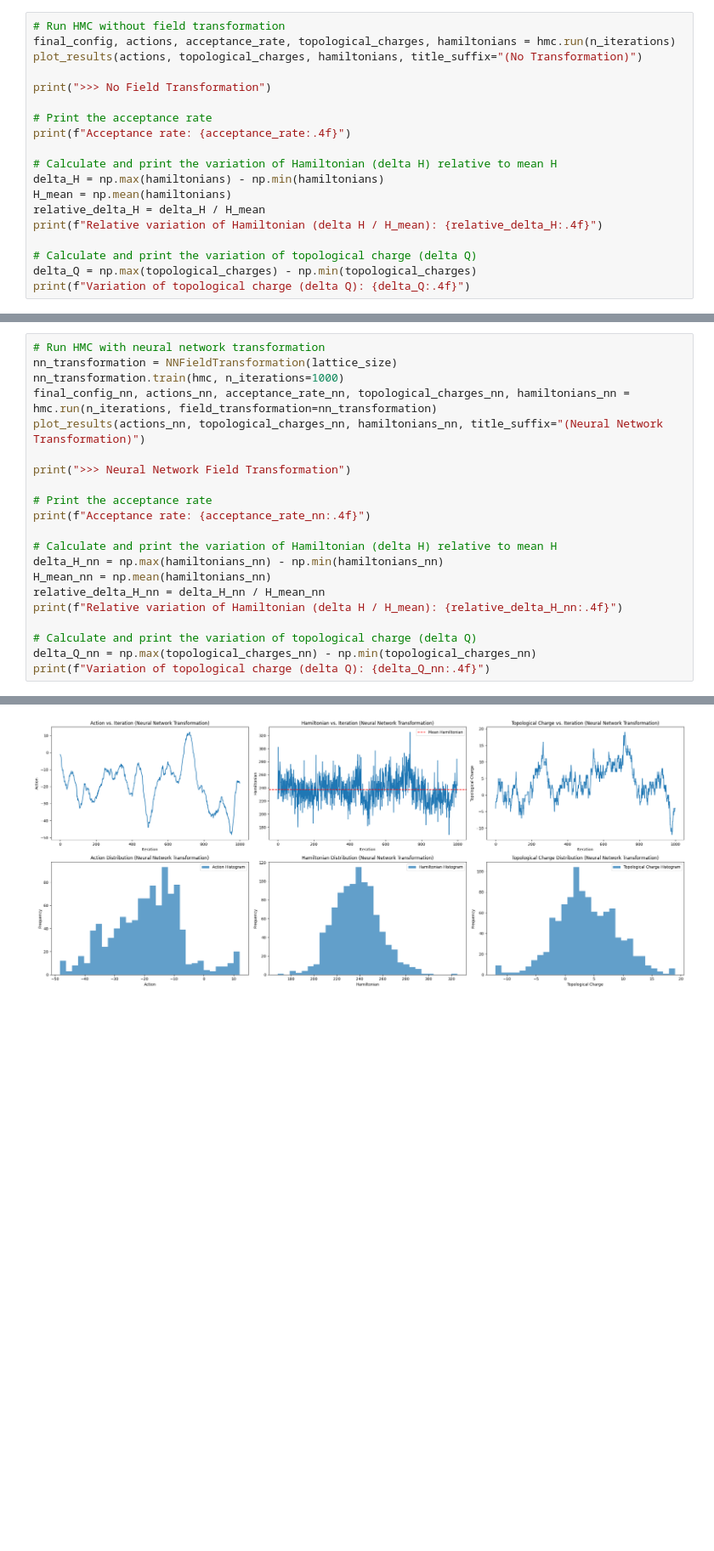
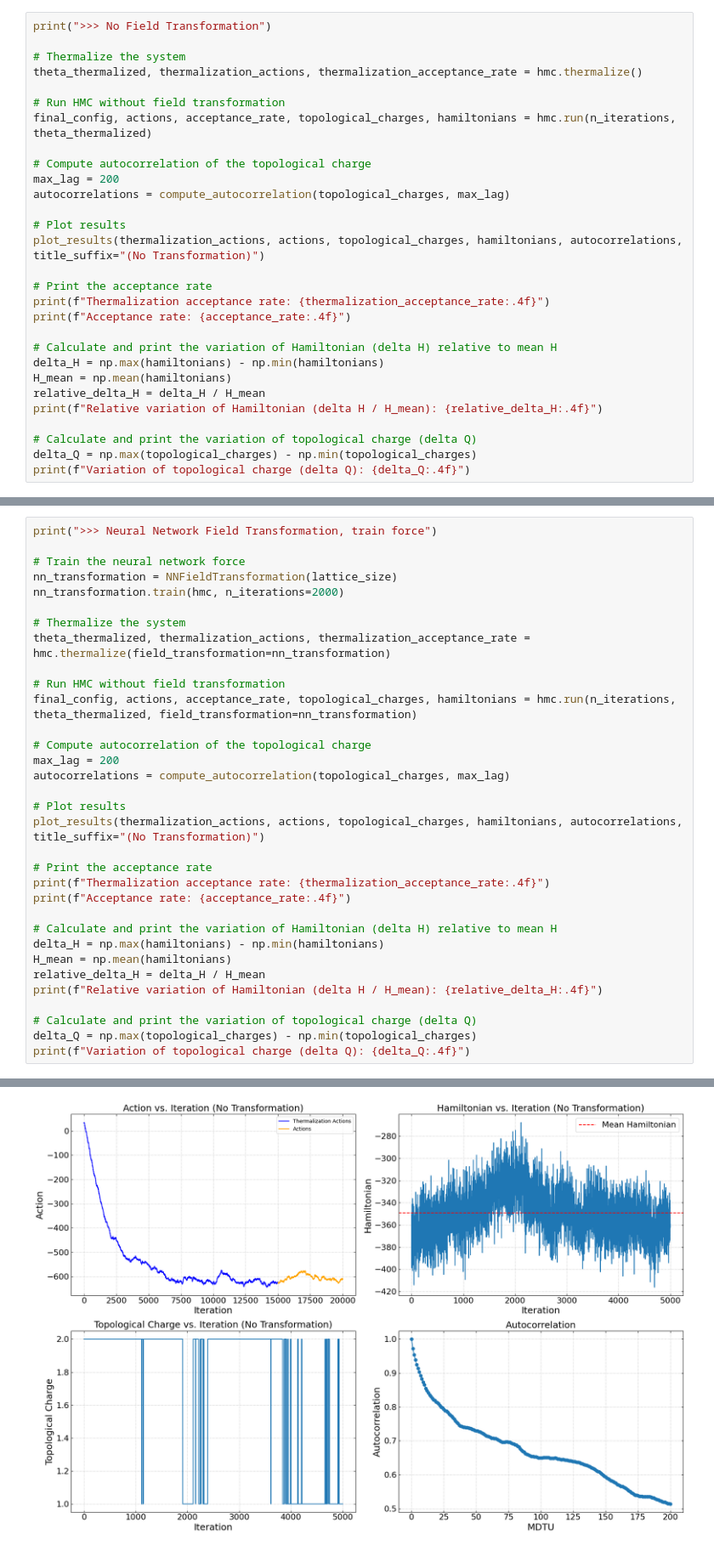
Before and after one commit to Greyyy-HJC/hmc_ft, a Jupyter notebook: 2d_u1/main.ipynb, the cells around one changed output, grey strips where cells are left out. Shown at 85% size. Drawn from its saved outputs; the diff is of its cells as text; blank space fills up the shorter version.

```diff
--- a/2d_u1/main.ipynb
+++ b/2d_u1/main.ipynb
@@ -21,11 +22,21 @@ hmc = HMC_U1(lattice_size, beta, n_steps, step_size)
 # %%
-# Run HMC without field transformation
-final_config, actions, acceptance_rate, topological_charges, hamiltonians = hmc.run(n_iterations)
-plot_results(actions, topological_charges, hamiltonians, title_suffix="(No Transformation)")
-
 print(">>> No Field Transformation")
 
+# Thermalize the system
+theta_thermalized, thermalization_actions, thermalization_acceptance_rate = hmc.thermalize()
+
+# Run HMC without field transformation
+final_config, actions, acceptance_rate, topological_charges, hamiltonians = hmc.run(n_iterations, theta_thermalized)
+
+# Compute autocorrelation of the topological charge
+max_lag = 200
+autocorrelations = compute_autocorrelation(topological_charges, max_lag)
+
+# Plot results
+plot_results(thermalization_actions, actions, topological_charges, hamiltonians, autocorrelations, title_suffix="(No Transformation)")
+
 # Print the acceptance rate
+print(f"Thermalization acceptance rate: {thermalization_acceptance_rate:.4f}")
 print(f"Acceptance rate: {acceptance_rate:.4f}")
 
 # Calculate and print the variation of Hamiltonian (delta H) relative to mean H
@@ -71,22 +94,34 @@ Variation of topological charge (delta Q): 8.0000
 # %%
-# Run HMC with neural network transformation
+print(">>> Neural Network Field Transformation, train force")
+
+# Train the neural network force
 nn_transformation = NNFieldTransformation(lattice_size)
-nn_transformation.train(hmc, n_iterations=1000)
-final_config_nn, actions_nn, acceptance_rate_nn, topological_charges_nn, hamiltonians_nn = hmc.run(n_iterations, field_transformation=nn_transformation)
-plot_results(actions_nn, topological_charges_nn, hamiltonians_nn, title_suffix="(Neural Network Transformation)")
+nn_transformation.train(hmc, n_iterations=2000)
 
-print(">>> Neural Network Field Transformation")
+# Thermalize the system
+theta_thermalized, thermalization_actions, thermalization_acceptance_rate = hmc.thermalize(field_transformation=nn_transformation)
+
+# Run HMC without field transformation
+final_config, actions, acceptance_rate, topological_charges, hamiltonians = hmc.run(n_iterations, theta_thermalized, field_transformation=nn_transformation)
+
+# Compute autocorrelation of the topological charge
+max_lag = 200
+autocorrelations = compute_autocorrelation(topological_charges, max_lag)
+
+# Plot results
+plot_results(thermalization_actions, actions, topological_charges, hamiltonians, autocorrelations, title_suffix="(No Transformation)")
 
 # Print the acceptance rate
-print(f"Acceptance rate: {acceptance_rate_nn:.4f}")
+print(f"Thermalization acceptance rate: {thermalization_acceptance_rate:.4f}")
+print(f"Acceptance rate: {acceptance_rate:.4f}")
 
 # Calculate and print the variation of Hamiltonian (delta H) relative to mean H
-delta_H_nn = np.max(hamiltonians_nn) - np.min(hamiltonians_nn)
-H_mean_nn = np.mean(hamiltonians_nn)
-relative_delta_H_nn = delta_H_nn / H_mean_nn
-print(f"Relative variation of Hamiltonian (delta H / H_mean): {relative_delta_H_nn:.4f}")
+delta_H = np.max(hamiltonians) - np.min(hamiltonians)
+H_mean = np.mean(hamiltonians)
+relative_delta_H = delta_H / H_mean
+print(f"Relative variation of Hamiltonian (delta H / H_mean): {relative_delta_H:.4f}")
 
 # Calculate and print the variation of topological charge (delta Q)
-delta_Q_nn = np.max(topological_charges_nn) - np.min(topological_charges_nn)
-print(f"Variation of topological charge (delta Q): {delta_Q_nn:.4f}")
+delta_Q = np.max(topological_charges) - np.min(topological_charges)
+print(f"Variation of topological charge (delta Q): {delta_Q:.4f}")
 # %% [output]
@@ -93 +129 @@ print(f"Variation of topological charge (delta Q): {delta_Q_nn:.4f}")
-[figure, old version]
+[figure, new version]
```
Also changed, not shown: parts of 5 cells of this notebook, 4 other files.
